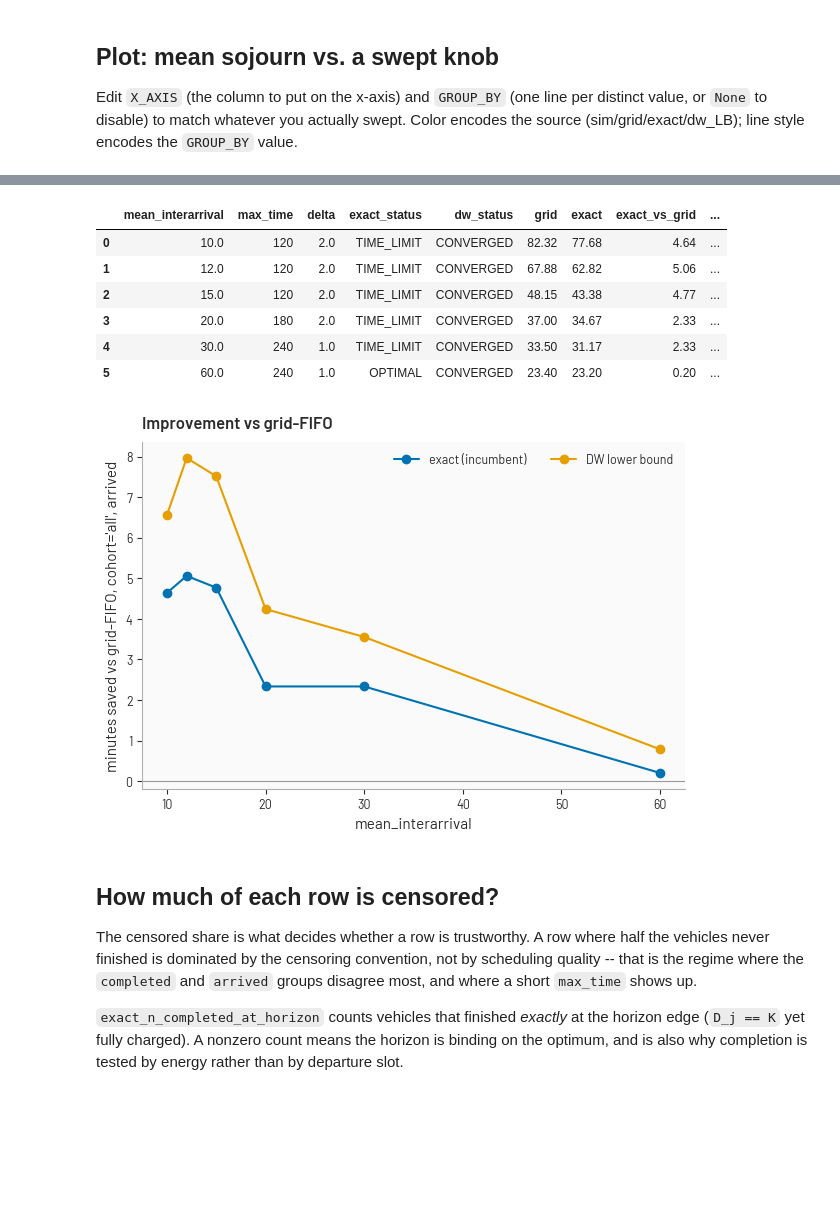
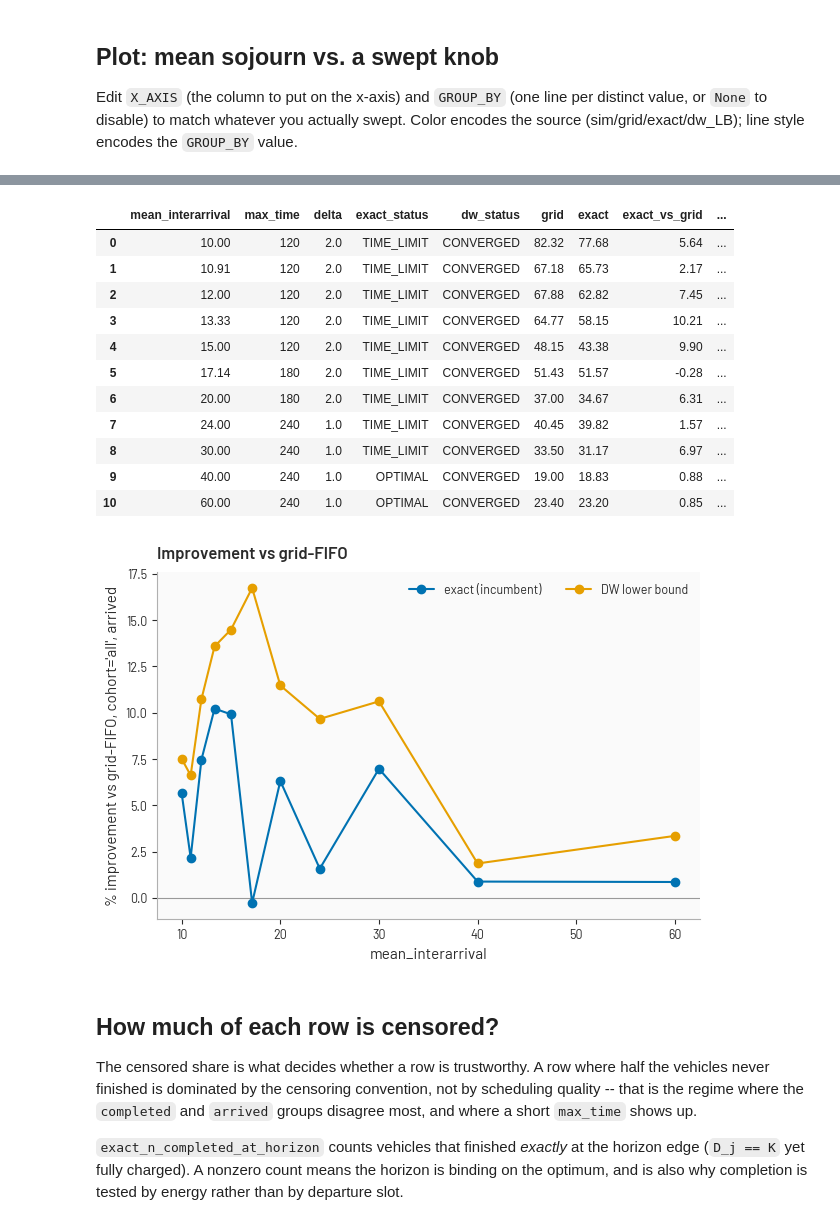
Before and after one commit to saneiimo/ChargingStationQueueing, a Jupyter notebook: objective_sweep_results.ipynb, the cells around one changed output, grey strips where cells are left out. Saved outputs shown, nothing was run; the diff lists cells and outputs as text; code cells hidden in the pictures; blank space fills up the shorter version.

```diff
--- a/objective_sweep_results.ipynb
+++ b/objective_sweep_results.ipynb
@@ -33,7 +33,7 @@ from visualization.style import new_figure, style_axes, style_legend, palette
 `experiments/results/` on disk, or the last line `run_sweep` printed, if
 you're not sure).
 # %%
-RUN_NAME = "test"  # <-- edit to the run you want to inspect
+RUN_NAME = "1pile_75kwh"  # <-- edit to the run you want to inspect
 
 run_dir = DEFAULT_OUT_DIR / RUN_NAME
 df = load_results(RUN_NAME)
@@ -162,5 +173,5 @@ plt.show()
 # %%
-AS_PCT = False  # True: % of grid-FIFO; False: minutes saved (grid - M)
+AS_PCT = True  # True: % of grid-FIFO; False: minutes saved (grid - M)
 
 # Improvement vs grid-FIFO (same GROUP / COHORT as the plot cell).
 #
@@ -196,40 +207,45 @@ if dw_col in df.columns:
     imp["dw_LB_vs_grid"] = 100.0 * abs_dw / imp["grid"] if AS_PCT else abs_dw
 
 imp = imp.sort_values(X_AXIS)
 display(imp.round(2))
 
 plot_sources = [
     (col, label)
     for col, label in (
         ("exact_vs_grid", "exact (incumbent)"),
         ("dw_LB_vs_grid", "DW lower bound"),
     )
     if col in imp.columns
 ]
 ylabel = (
     f"% improvement vs grid-FIFO, cohort='{COHORT}', {GROUP}"
     if AS_PCT
     else f"minutes saved vs grid-FIFO, cohort='{COHORT}', {GROUP}"
 )
 colors = palette(len(plot_sources))
 fig, ax = new_figure(figsize=(7, 4.5))
 for (col, label), color in zip(plot_sources, colors):
     ax.plot(imp[X_AXIS], imp[col], marker="o", color=color, label=label)
 ax.axhline(0.0, color="0.6", lw=0.8, zorder=0)
 ax.set_xlabel(X_AXIS)
 ax.set_ylabel(ylabel)
 style_axes(ax, title="Improvement vs grid-FIFO")
 style_legend(ax, fontsize=7, ncol=2)
 plt.show()
 # %% [output]
 |  | mean_interarrival | max_time | delta | exact_status | dw_status | grid | exact | exact_vs_grid | ... |
-| 0 | 10.0 | 120 | 2.0 | TIME_LIMIT | CONVERGED | 82.32 | 77.68 | 4.64 | ... |
-| 1 | 12.0 | 120 | 2.0 | TIME_LIMIT | CONVERGED | 67.88 | 62.82 | 5.06 | ... |
-| 2 | 15.0 | 120 | 2.0 | TIME_LIMIT | CONVERGED | 48.15 | 43.38 | 4.77 | ... |
-| 3 | 20.0 | 180 | 2.0 | TIME_LIMIT | CONVERGED | 37.00 | 34.67 | 2.33 | ... |
-| 4 | 30.0 | 240 | 1.0 | TIME_LIMIT | CONVERGED | 33.50 | 31.17 | 2.33 | ... |
-| 5 | 60.0 | 240 | 1.0 | OPTIMAL | CONVERGED | 23.40 | 23.20 | 0.20 | ... |
+| 0 | 10.00 | 120 | 2.0 | TIME_LIMIT | CONVERGED | 82.32 | 77.68 | 5.64 | ... |
+| 1 | 10.91 | 120 | 2.0 | TIME_LIMIT | CONVERGED | 67.18 | 65.73 | 2.17 | ... |
+| 2 | 12.00 | 120 | 2.0 | TIME_LIMIT | CONVERGED | 67.88 | 62.82 | 7.45 | ... |
+| 3 | 13.33 | 120 | 2.0 | TIME_LIMIT | CONVERGED | 64.77 | 58.15 | 10.21 | ... |
+| 4 | 15.00 | 120 | 2.0 | TIME_LIMIT | CONVERGED | 48.15 | 43.38 | 9.90 | ... |
+| 5 | 17.14 | 180 | 2.0 | TIME_LIMIT | CONVERGED | 51.43 | 51.57 | -0.28 | ... |
+| 6 | 20.00 | 180 | 2.0 | TIME_LIMIT | CONVERGED | 37.00 | 34.67 | 6.31 | ... |
+| 7 | 24.00 | 240 | 1.0 | TIME_LIMIT | CONVERGED | 40.45 | 39.82 | 1.57 | ... |
+| 8 | 30.00 | 240 | 1.0 | TIME_LIMIT | CONVERGED | 33.50 | 31.17 | 6.97 | ... |
+| 9 | 40.00 | 240 | 1.0 | OPTIMAL | CONVERGED | 19.00 | 18.83 | 0.88 | ... |
+| 10 | 60.00 | 240 | 1.0 | OPTIMAL | CONVERGED | 23.40 | 23.20 | 0.85 | ... |
-[figure, old version]
+[figure, new version]
 # %% [markdown]
 ## How much of each row is censored?
 
```
Also changed, not shown: parts of 10 cells of this notebook.
